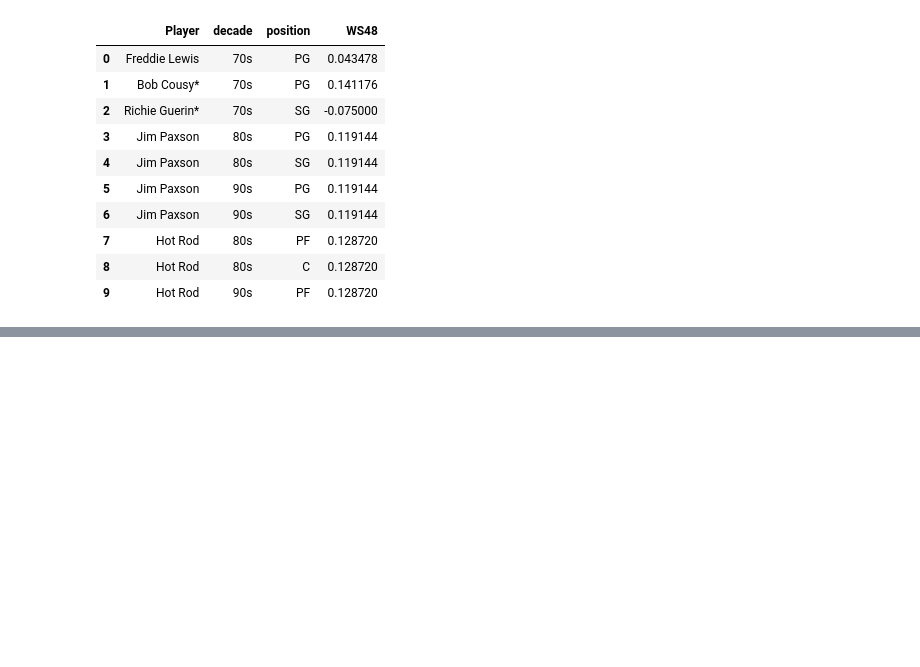
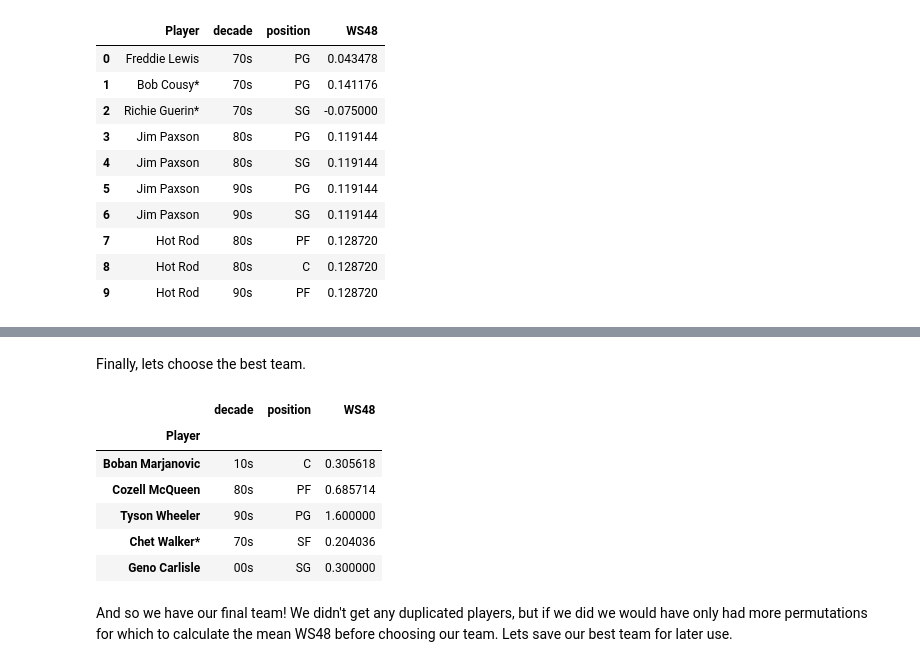
Before and after one commit to tmacdwh1986/kaggle-nba-player-stats, a Jupyter notebook: notebooks/2.0-PH-team-selection.ipynb, the cells around one changed output, grey strips where cells are left out. Cells and saved outputs as stored; diff of their text form; code cells hidden in the pictures; blank space fills up the shorter version.

```diff
--- a/notebooks/2.0-PH-team-selection.ipynb
+++ b/notebooks/2.0-PH-team-selection.ipynb
@@ -129,0 +186,22 @@ players_df_flat.head(10)
+# %% [markdown]
+Finally, lets choose the best team.
+# %%
+best_team_perm_df = team_perms[team_perms['WS48'] == team_perms['WS48'].max()]
+best_team_perm = pd.Series(best_team_perm_df.iloc[0, :5].T).tolist()
+best_team_ws48 = best_team_perm_df.iloc[0, -1]
+
+best_team = top_players.loc[best_team_perm, ['Player', 'WS48']] \
+                       .reset_index() \
+                       .set_index('Player')
+
+best_team
+# %% [output]
+|  | decade | position | WS48 |
+| Player |  |  |  |
+| Boban Marjanovic | 10s | C | 0.305618 |
+| Cozell McQueen | 80s | PF | 0.685714 |
+| Tyson Wheeler | 90s | PG | 1.600000 |
+| Chet Walker* | 70s | SF | 0.204036 |
+| Geno Carlisle | 00s | SG | 0.300000 |
+# %% [markdown]
+And so we have our final team! We didn't get any duplicated players, but if we did we would have only had more permutations for which to calculate the mean WS48 before choosing our team. Lets save our best team for later use.
```
Also changed, not shown: parts of 9 cells of this notebook.
